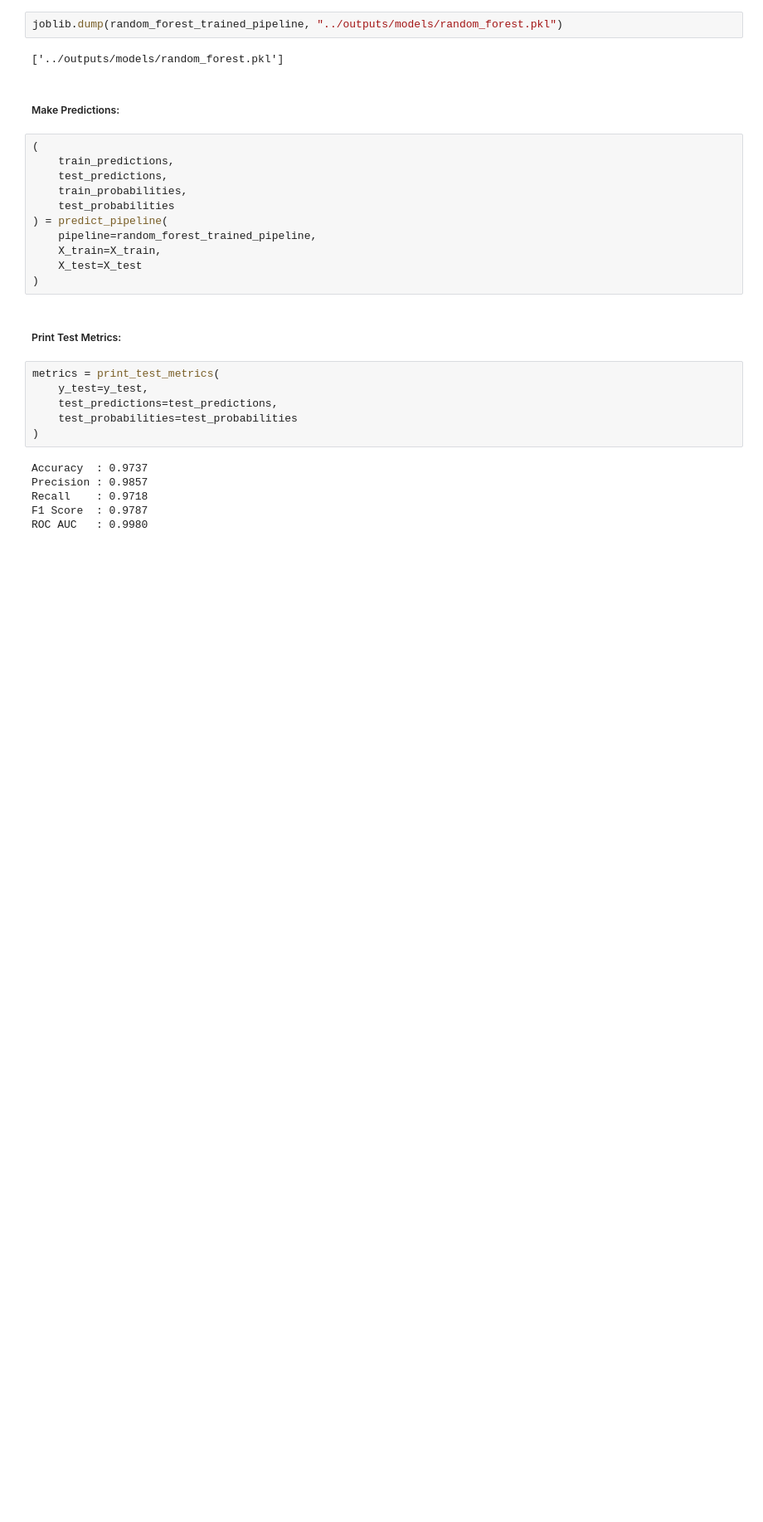
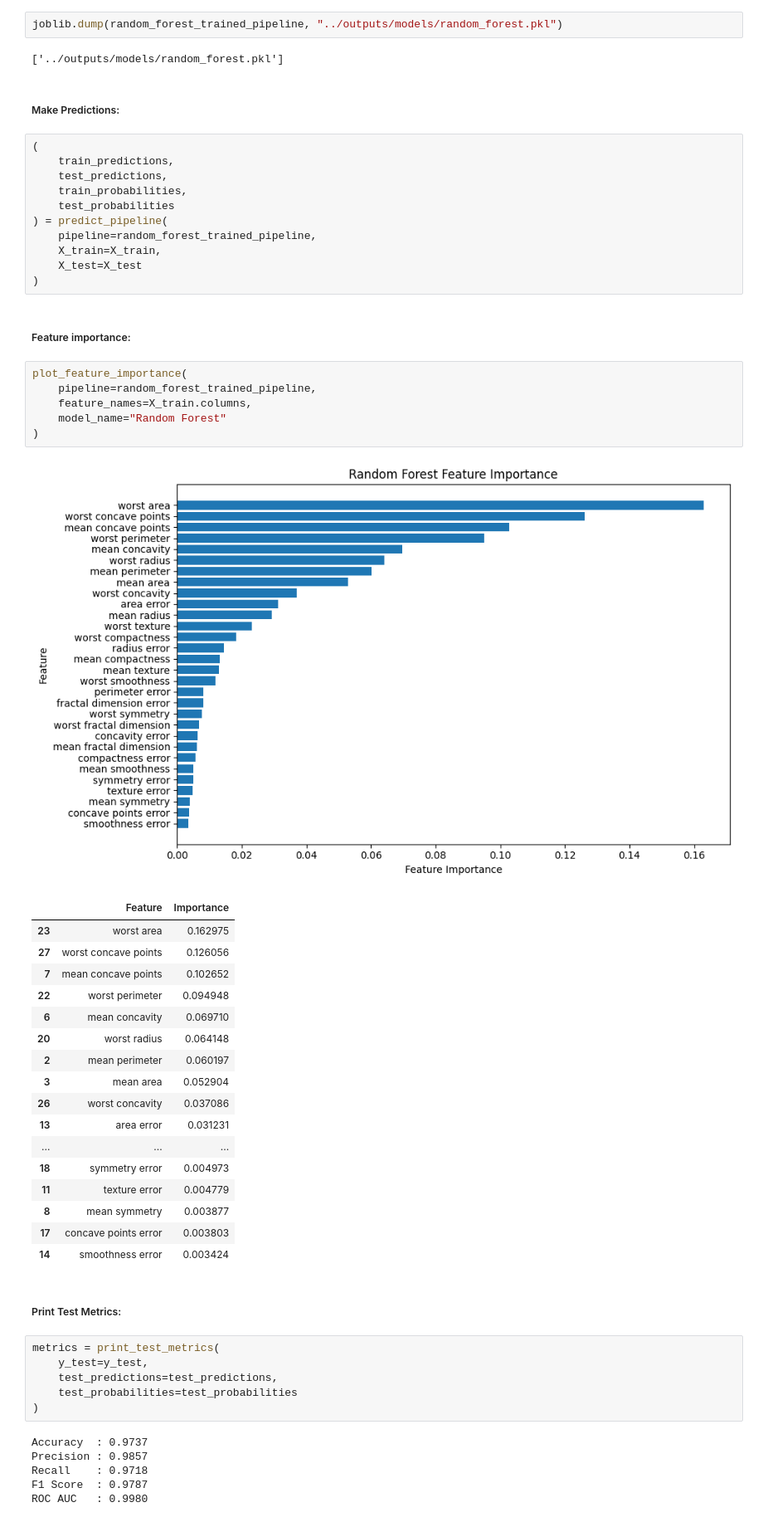
Before and after one commit to Sami-ur-Rehman1073/breast_cancer_prediction, a Jupyter notebook: notebooks/03_modeling.ipynb, the cells around one changed output. Shown at 83% size. Drawn from its saved outputs; the diff is of its cells as text; blank space fills up the shorter version.

Commit message:
Plotted feature importance for tree based models.....for decision tree, random forest, xgboost, gradinet boosting

```diff
--- a/notebooks/03_modeling.ipynb
+++ b/notebooks/03_modeling.ipynb
@@ -358,6 +406,33 @@ joblib.dump(random_forest_trained_pipeline, "../outputs/models/random_forest.pkl
     X_train=X_train,
     X_test=X_test
 )
+# %% [markdown]
+##### Feature importance:
+# %%
+plot_feature_importance(
+    pipeline=random_forest_trained_pipeline,
+    feature_names=X_train.columns,
+    model_name="Random Forest"
+)
+# %% [output]
+[figure, added]
+|  | Feature | Importance |
+| 23 | worst area | 0.162975 |
+| 27 | worst concave points | 0.126056 |
+| 7 | mean concave points | 0.102652 |
+| 22 | worst perimeter | 0.094948 |
+| 6 | mean concavity | 0.069710 |
+| 20 | worst radius | 0.064148 |
+| 2 | mean perimeter | 0.060197 |
+| 3 | mean area | 0.052904 |
+| 26 | worst concavity | 0.037086 |
+| 13 | area error | 0.031231 |
+| ... | ... | ... |
+| 18 | symmetry error | 0.004973 |
+| 11 | texture error | 0.004779 |
+| 8 | mean symmetry | 0.003877 |
+| 17 | concave points error | 0.003803 |
+| 14 | smoothness error | 0.003424 |
 # %% [markdown]
 ##### Print Test Metrics:
 # %%
```
Also changed, not shown: parts of 5 cells of this notebook.
